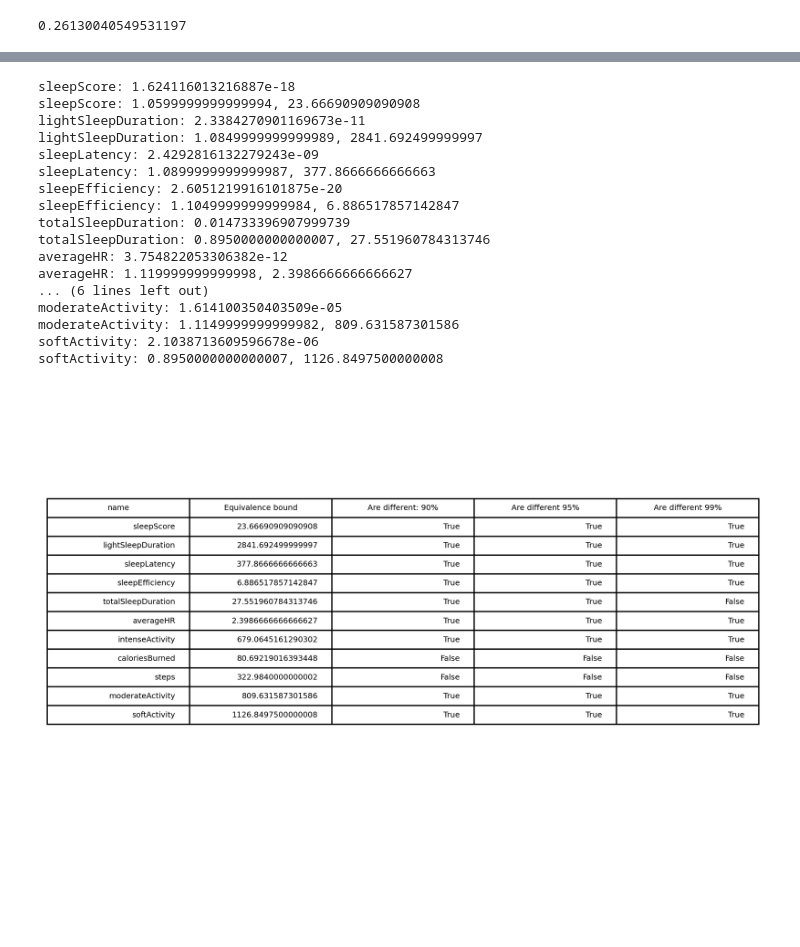
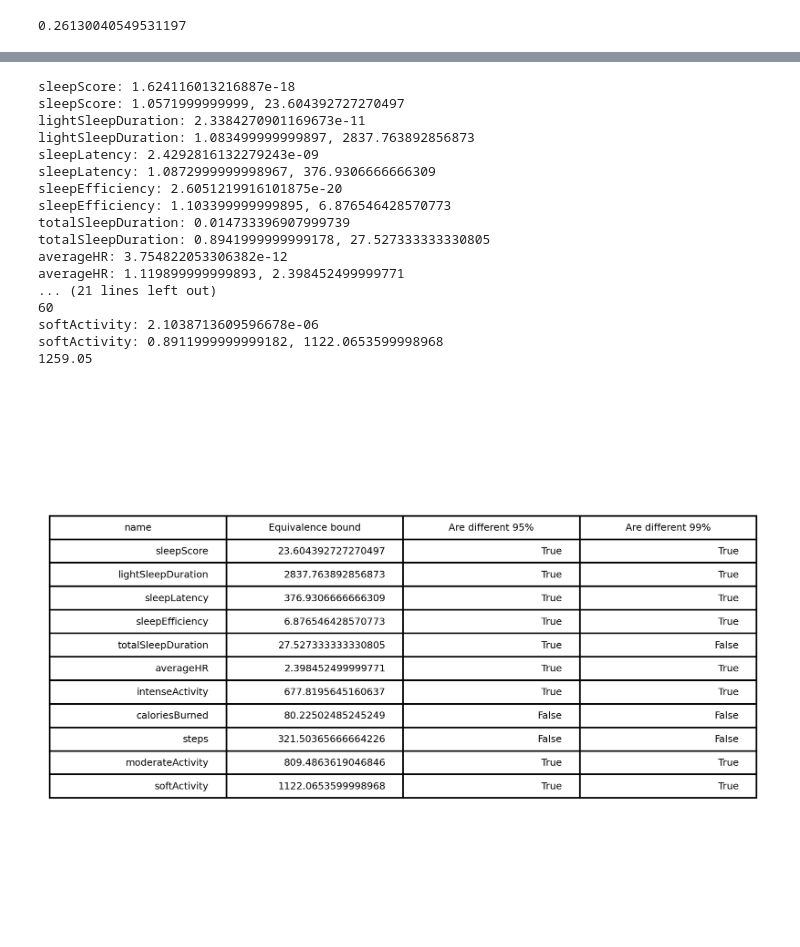
Before and after one commit to egorchern/OpenFitCompanionReport, a Jupyter notebook: src/analysis.ipynb, the cells around one changed output, grey strips where cells are left out. Drawn from its saved outputs; the diff is of its cells as text; code cells hidden in the pictures; blank space fills up the shorter version.

```diff
--- a/src/analysis.ipynb
+++ b/src/analysis.ipynb
@@ -13,7 +13,7 @@ np.set_printoptions(precision=4, suppress=True)
 # %%
 df = pd.read_csv("data.csv")
 type = "activity"
-property = "steps"
+property = "moderateActivity"
 df.tail()
 # %% [output]
 |  | bedtimeStart | Date | bedtimeEnd | Type | Provider | sleepScore | date | lightSleepDuration | ... |
@@ -230,6 +233,6 @@ plt.show()
 # %%
 confidence = 0.05
-increment = 0.005
+increment = 0.0001
 margin = 0
 table_df = []
 zscoreOutlier = 2
@@ -265,7 +268,7 @@ for p in categoriesSleep:
             x += increment
             continue
         print(f"{p}: {x}, {margin}")
-        table_df.append([p, margin, is_in90, is_in95, is_in99])
+        table_df.append([p, margin, is_in95, is_in99])
         break
 
 for p in categoriesActivity:
@@ -277,54 +280,57 @@ for p in categoriesActivity:
     df_withings = df_withings[df_withings[p].notna()]
     df_oura.set_index('date', inplace=True)
     df_withings.set_index('date', inplace=True)
-
+    print(len(df_withings))
     x = 0
     zscores = np.abs(zscore(resultActivity[p]))
     df_oura["zscores"] = zscores
     df_withings["zscores"] = zscores
     a = df_oura[df_oura["zscores"] <= zscoreOutlier][p].values
     b = df_withings[df_withings["zscores"] <= zscoreOutlier][p].values
+    print(len(b))
     p_two = stats.ttest_rel(a, b).pvalue
     is_in90 = p_two <= 0.1
     is_in95 = p_two <= 0.05
     is_in99 = p_two <= 0.01
     print(f"{p}: {p_two}")
     while True:
 
         margin = np.mean(np.abs(a - b)) * x
         p_val = tests.ttost_paired(a, b, -margin, margin)[0]
         if p_val >= confidence:
             x += increment
             continue
         print(f"{p}: {x}, {margin}")
-        table_df.append([p, margin, is_in90, is_in95, is_in99])
+        table_df.append([p, margin, is_in95, is_in99])
+        print(np.mean(np.abs(a - b)))
         break
 table_df = pd.DataFrame(table_df)
 table_df.head()
-fig, ax = plt.subplots(figsize = (8, 5))
+fig, ax = plt.subplots()
 fig.patch.set_visible(False)
 ax.axis('off')
 ax.axis('tight')
-ax.table(cellText=table_df.values, colLabels=["name", "Equivalence bound", "Are different: 90%", "Are different 95%", "Are different 99%"], loc='center')
+ax.table(cellText=table_df.values, colLabels=["name", "Equivalence bound", "Are different 95%", "Are different 99%"], loc='center')
 fig.tight_layout()
 
 plt.show()
+fig.savefig("results.pdf", bbox_inches='tight')
 # %% [output]
 sleepScore: 1.624116013216887e-18
-sleepScore: 1.0599999999999994, 23.66690909090908
+sleepScore: 1.0571999999999, 23.604392727270497
 lightSleepDuration: 2.3384270901169673e-11
-lightSleepDuration: 1.0849999999999989, 2841.692499999997
+lightSleepDuration: 1.083499999999897, 2837.763892856873
 sleepLatency: 2.4292816132279243e-09
-sleepLatency: 1.0899999999999987, 377.8666666666663
+sleepLatency: 1.0872999999998967, 376.9306666666309
 sleepEfficiency: 2.6051219916101875e-20
-sleepEfficiency: 1.1049999999999984, 6.886517857142847
+sleepEfficiency: 1.103399999999895, 6.876546428570773
 totalSleepDuration: 0.014733396907999739
-totalSleepDuration: 0.8950000000000007, 27.551960784313746
+totalSleepDuration: 0.8941999999999178, 27.527333333330805
 averageHR: 3.754822053306382e-12
-averageHR: 1.119999999999998, 2.3986666666666627
-... (6 lines left out)
-moderateActivity: 1.614100350403509e-05
-moderateActivity: 1.1149999999999982, 809.631587301586
+averageHR: 1.119899999999893, 2.398452499999771
+... (21 lines left out)
+60
 softActivity: 2.1038713609596678e-06
-softActivity: 0.8950000000000007, 1126.8497500000008
+softActivity: 0.8911999999999182, 1122.0653599998968
+1259.05
-[figure, old version]
+[figure, new version]
```
Also changed, not shown: parts of 3 cells of this notebook, 9 other files.
